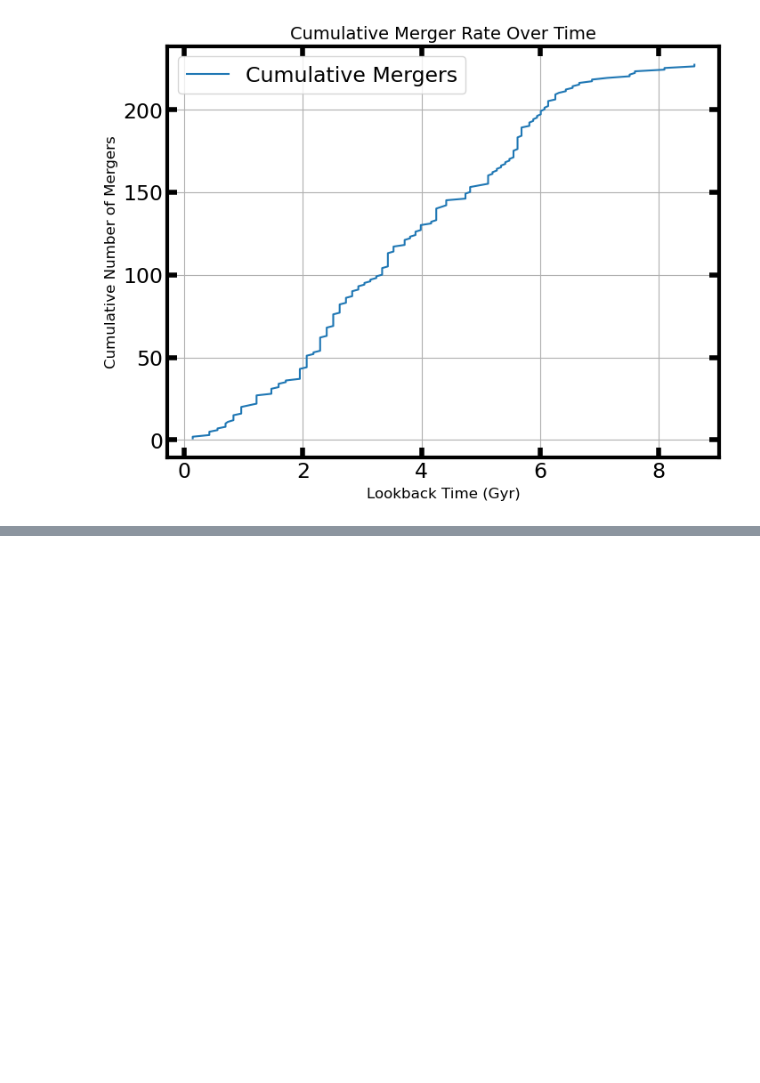
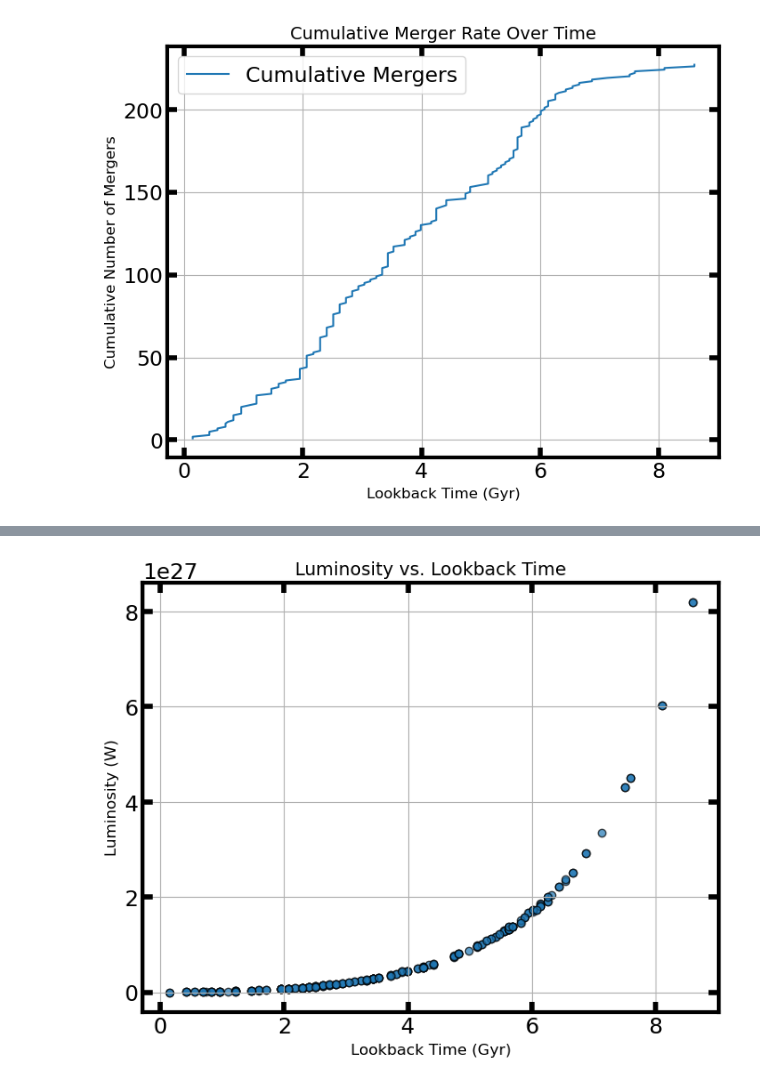
Before and after one commit to leighharwell/G-Waves, a Jupyter notebook: G-Waves.ipynb, the cells around one changed output, grey strips where cells are left out. Saved outputs shown, nothing was run; the diff lists cells and outputs as text; code cells hidden in the pictures; blank space fills up the shorter version.

```diff
--- a/G-Waves.ipynb
+++ b/G-Waves.ipynb
@@ -467,0 +480,11 @@ df_events.to_csv('updated_events_with_luminosity.csv', index=False)
+# %%
+# Scatter plot of luminosity vs. lookback time
+plt.figure(figsize=(8, 6))
+plt.scatter(df_events['lookback_time'], df_events['luminosity'], alpha=0.7, edgecolor='black')
+plt.xlabel('Lookback Time (Gyr)', fontsize=12)
+plt.ylabel('Luminosity (W)', fontsize=12)
+plt.title('Luminosity vs. Lookback Time', fontsize=14)
+plt.grid(True)
+plt.show()
+# %% [output]
+[figure, added]
```
Also changed, not shown: parts of 1 cell of this notebook.
